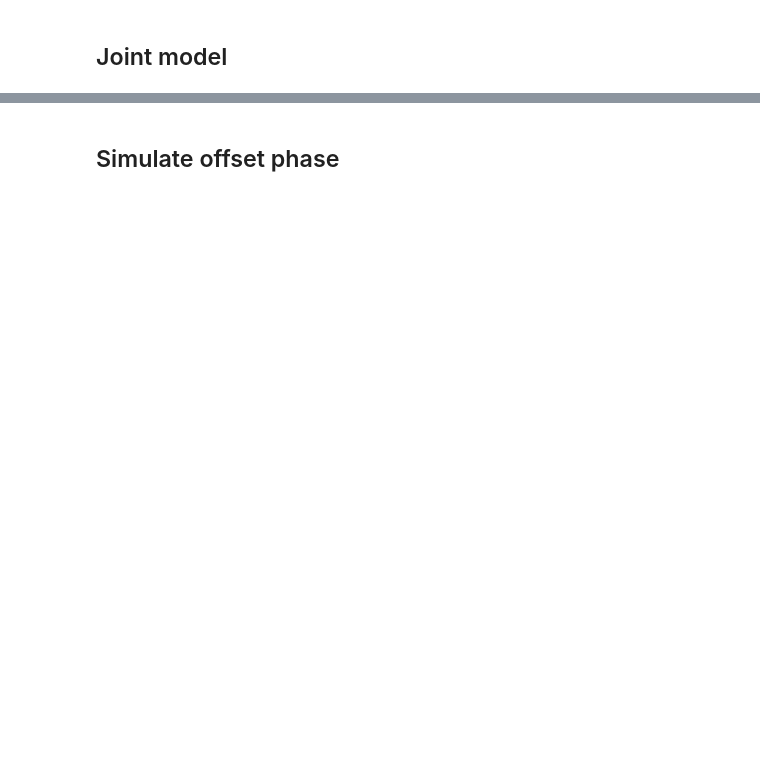
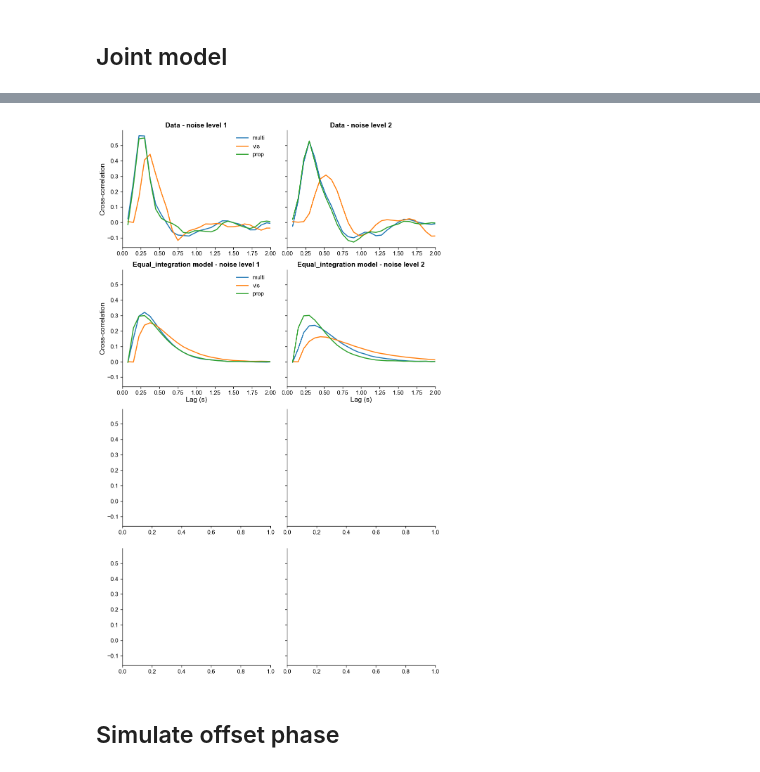
Before and after one commit to dominikstrb/cpp-proprioception, a Jupyter notebook: notebooks/ModelFitsMultisensoryJoint.ipynb, the cells around one changed output, grey strips where cells are left out. Saved outputs shown, nothing was run; the diff lists cells and outputs as text; code cells hidden in the pictures; blank space fills up the shorter version.

```diff
--- a/notebooks/ModelFitsMultisensoryJoint.ipynb
+++ b/notebooks/ModelFitsMultisensoryJoint.ipynb
@@ -250,0 +284,71 @@ Condition: prop, Vis Noise: 2
+# %%
+
+# print(model.log_likelihood["x_multi_1"].shape)
+print(f"Simulating model: {model_name}")
+# print(model.posterior)
+
+summary = az.summary(model)
+# get posterior mean
+posterior_mean = summary["mean"].to_dict()
+
+f, ax = plt.subplots(4, 2, figsize=(10, 16), sharey=True)
+
+for i, condition in enumerate(["multi", "vis", "prop"]):
+
+    for j, vis_noise in enumerate([1, 2]):
+        # preprocess the data for this participant, condition, and noise level
+        data = preprocess_multisensory_data(
+                    df, participant=participant, condition=condition, vis_noise=vis_noise
+            )
+
+        sim_data = model.posterior_predictive[
+            f"x_{condition}_{vis_noise}"
+        ]# .mean(axis=(0, 1))
+
+
+        sim_vels = np.diff(sim_data, axis=-2)
+        lags, sim_correls = xcorr(
+            sim_vels[..., 1], sim_vels[..., 0], maxlags=50
+        )
+
+        print(sim_correls.shape)
+
+        vels = np.diff(data, axis=1)
+        lags, correls = xcorr(vels[:, :, 1], vels[:, :, 0], maxlags=50)
+
+        print(lags.shape)
+
+        # plot the cross-correlations for the real data and the simulated data
+        if (
+            k == 0
+        ):  # only plot the real data for the first model (since they are all the same)
+            ax[0, j].plot(
+                lags[51:] * 0.075,
+                correls.mean(axis=0)[51:],
+                label=f"{condition}",
+                color=f"C{i}",
+            )
+        ax[k + 1, j].plot(
+            lags[51:] * 0.075,
+            sim_correls.mean(axis=(0, 1))[51:],
+            label=f"{condition}",
+            color=f"C{i}",
+        )
+
+        ax[0, j].set_xlim(0, 2)
+        ax[k + 1, j].set_xlim(0, 2)
+
+        ax[0, j].set_title(f"Data - noise level {vis_noise}")
+        ax[k + 1, j].set_title(
+            f"{model_name.capitalize()} model - noise level {vis_noise}"
+        )
+
+    ax[k + 1, 0].set_xlabel("Lag (s)")
+    ax[k + 1, 1].set_xlabel("Lag (s)")
+    ax[0, 0].set_ylabel("Cross-correlation")
+    ax[k + 1, 0].set_ylabel("Cross-correlation")
+
+    ax[0, 0].legend()
+    ax[k + 1, 0].legend()
+    f.tight_layout()
+# %% [output]
@@ -251,3 +368,4 @@ Condition: prop, Vis Noise: 2
+[figure, added]
 # %% [markdown]
 ## Simulate offset phase
 # %%
```
Also changed, not shown: parts of 9 cells of this notebook, 5 other files.
